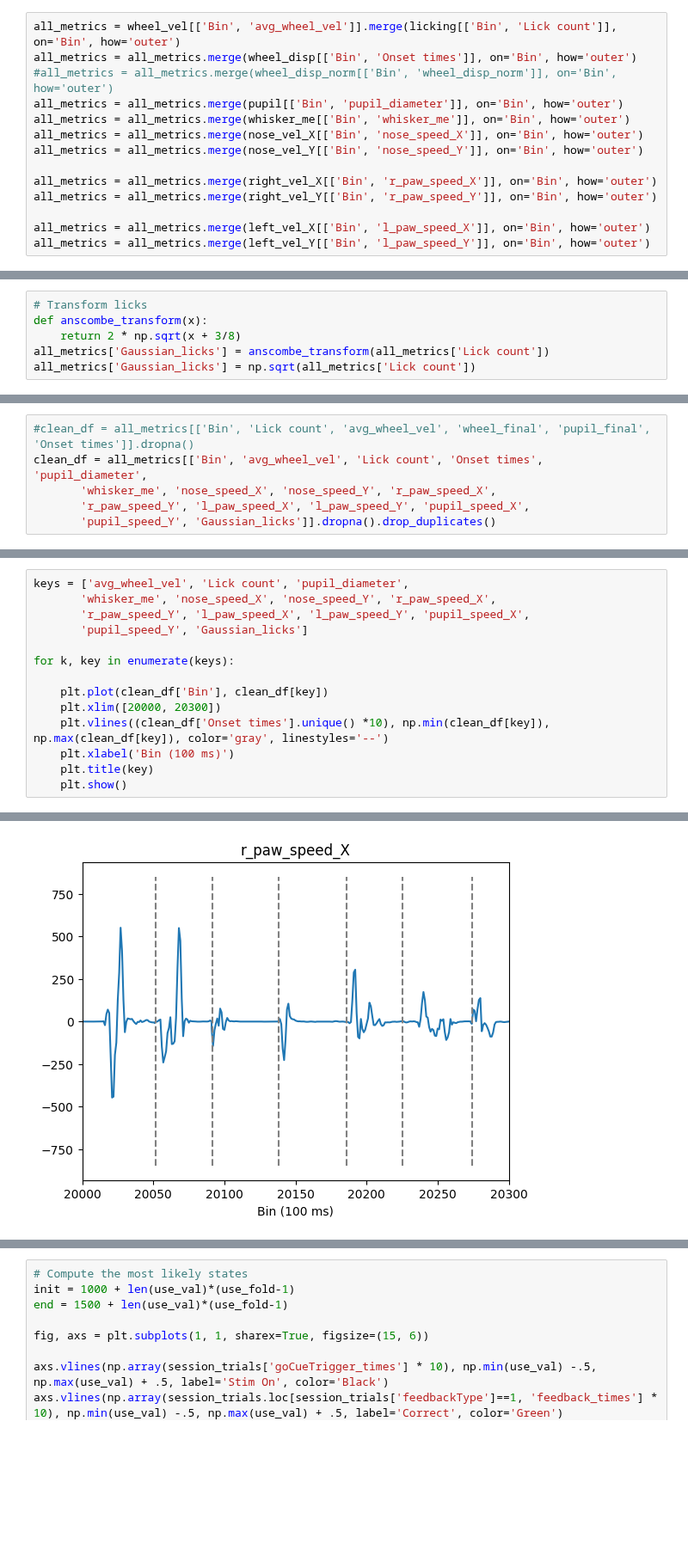
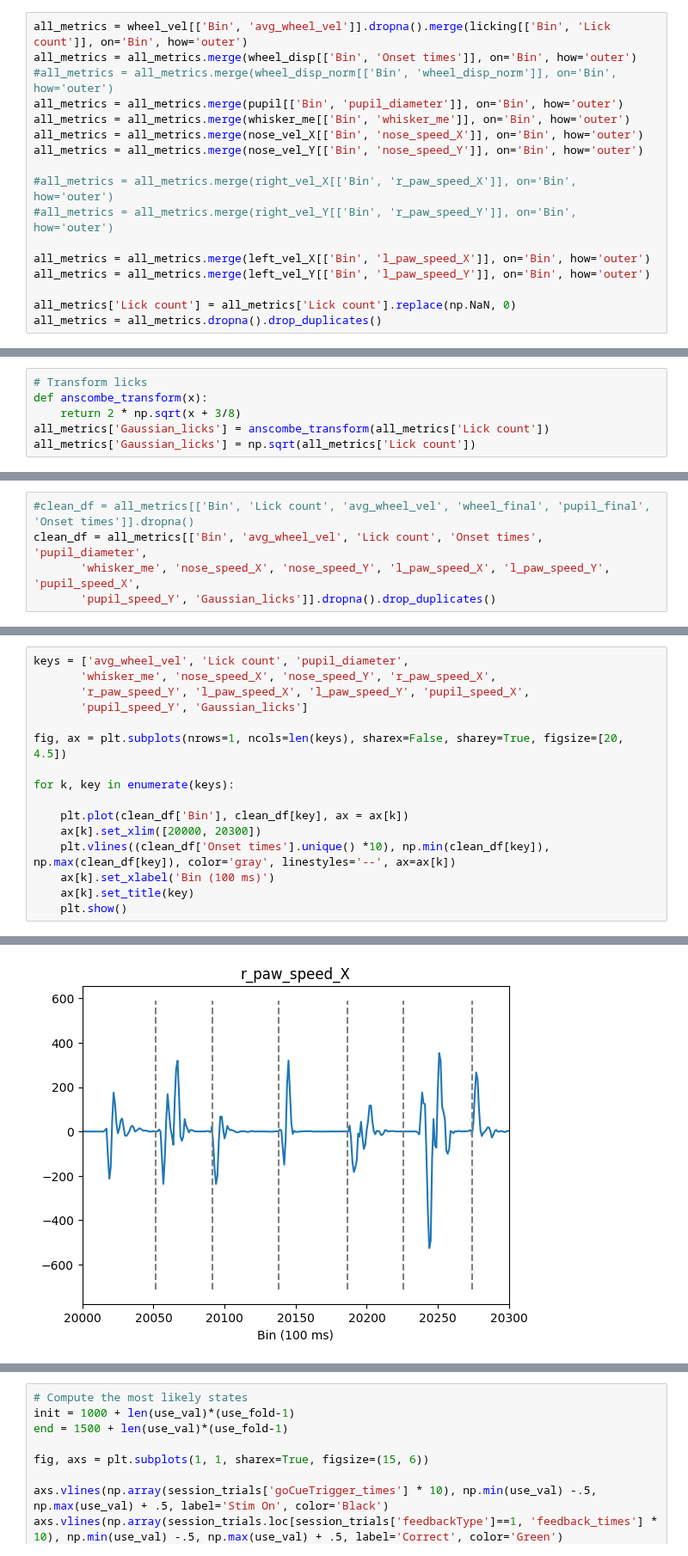
Before and after one commit to ineslaranjeira/representation_learning_variability, a Jupyter notebook: Models/Sub-trial/1_preprocess_data/proficient/design_matrix.ipynb, the cells around one changed output, grey strips where cells are left out. Shown at 86% size. Cells and saved outputs as stored; diff of their text form; blank space fills up the shorter version.

```diff
--- a/Models/Sub-trial/1_preprocess_data/proficient/design_matrix.ipynb
+++ b/Models/Sub-trial/1_preprocess_data/proficient/design_matrix.ipynb
@@ -126,7 +122,7 @@ pupil_vel_X = pupil_vel_X.rename(columns={'Values':'pupil_speed_X'})
 pupil_vel_Y = pupil_vel_Y.rename(columns={'Values':'pupil_speed_Y'})
 #wheel_disp_norm = wheel_disp_norm.rename(columns={'wheel_final':'wheel_disp_norm'})
 # %%
-all_metrics = wheel_vel[['Bin', 'avg_wheel_vel']].merge(licking[['Bin', 'Lick count']], on='Bin', how='outer')
+all_metrics = wheel_vel[['Bin', 'avg_wheel_vel']].dropna().merge(licking[['Bin', 'Lick count']], on='Bin', how='outer')
 all_metrics = all_metrics.merge(wheel_disp[['Bin', 'Onset times']], on='Bin', how='outer')
 #all_metrics = all_metrics.merge(wheel_disp_norm[['Bin', 'wheel_disp_norm']], on='Bin', how='outer')
 all_metrics = all_metrics.merge(pupil[['Bin', 'pupil_diameter']], on='Bin', how='outer')
@@ -134,8 +130,11 @@ all_metrics = all_metrics.merge(whisker_me[['Bin', 'whisker_me']], on='Bin', how
 all_metrics = all_metrics.merge(nose_vel_X[['Bin', 'nose_speed_X']], on='Bin', how='outer')
 all_metrics = all_metrics.merge(nose_vel_Y[['Bin', 'nose_speed_Y']], on='Bin', how='outer')
 
-all_metrics = all_metrics.merge(right_vel_X[['Bin', 'r_paw_speed_X']], on='Bin', how='outer')
-all_metrics = all_metrics.merge(right_vel_Y[['Bin', 'r_paw_speed_Y']], on='Bin', how='outer')
+#all_metrics = all_metrics.merge(right_vel_X[['Bin', 'r_paw_speed_X']], on='Bin', how='outer')
+#all_metrics = all_metrics.merge(right_vel_Y[['Bin', 'r_paw_speed_Y']], on='Bin', how='outer')
 
 all_metrics = all_metrics.merge(left_vel_X[['Bin', 'l_paw_speed_X']], on='Bin', how='outer')
 all_metrics = all_metrics.merge(left_vel_Y[['Bin', 'l_paw_speed_Y']], on='Bin', how='outer')
+
+all_metrics['Lick count'] = all_metrics['Lick count'].replace(np.NaN, 0)
+all_metrics = all_metrics.dropna().drop_duplicates()
@@ -169,6 +164,5 @@ pickle.dump(all_metrics, open("design_matrix_" + str(example_session) + '_' + st
 # %%
 #clean_df = all_metrics[['Bin', 'Lick count', 'avg_wheel_vel', 'wheel_final', 'pupil_final', 'Onset times']].dropna()
 clean_df = all_metrics[['Bin', 'avg_wheel_vel', 'Lick count', 'Onset times', 'pupil_diameter',
-       'whisker_me', 'nose_speed_X', 'nose_speed_Y', 'r_paw_speed_X',
-       'r_paw_speed_Y', 'l_paw_speed_X', 'l_paw_speed_Y', 'pupil_speed_X',
+       'whisker_me', 'nose_speed_X', 'nose_speed_Y', 'l_paw_speed_X', 'l_paw_speed_Y', 'pupil_speed_X',
        'pupil_speed_Y', 'Gaussian_licks']].dropna().drop_duplicates()
@@ -175,22 +188,24 @@ clean_df = all_metrics[['Bin', 'avg_wheel_vel', 'Lick count', 'Onset times', 'pu
 # %%
 keys = ['avg_wheel_vel', 'Lick count', 'pupil_diameter',
        'whisker_me', 'nose_speed_X', 'nose_speed_Y', 'r_paw_speed_X',
        'r_paw_speed_Y', 'l_paw_speed_X', 'l_paw_speed_Y', 'pupil_speed_X',
        'pupil_speed_Y', 'Gaussian_licks']
 
+fig, ax = plt.subplots(nrows=1, ncols=len(keys), sharex=False, sharey=True, figsize=[20, 4.5])
+
 for k, key in enumerate(keys):
 
-    plt.plot(clean_df['Bin'], clean_df[key])
-    plt.xlim([20000, 20300])
-    plt.vlines((clean_df['Onset times'].unique() *10), np.min(clean_df[key]), np.max(clean_df[key]), color='gray', linestyles='--')
-    plt.xlabel('Bin (100 ms)')
-    plt.title(key)
+    plt.plot(clean_df['Bin'], clean_df[key], ax = ax[k])
+    ax[k].set_xlim([20000, 20300])
+    plt.vlines((clean_df['Onset times'].unique() *10), np.min(clean_df[key]), np.max(clean_df[key]), color='gray', linestyles='--', ax=ax[k])
+    ax[k].set_xlabel('Bin (100 ms)')
+    ax[k].set_title(key)
     plt.show()
 # %% [output]
 [figure]
 [figure]
 [figure]
 [figure]
 [figure]
 [figure]
-[figure, old version]
+[figure, new version]
```
Also changed, not shown: parts of 12 cells of this notebook, 3 other files.
